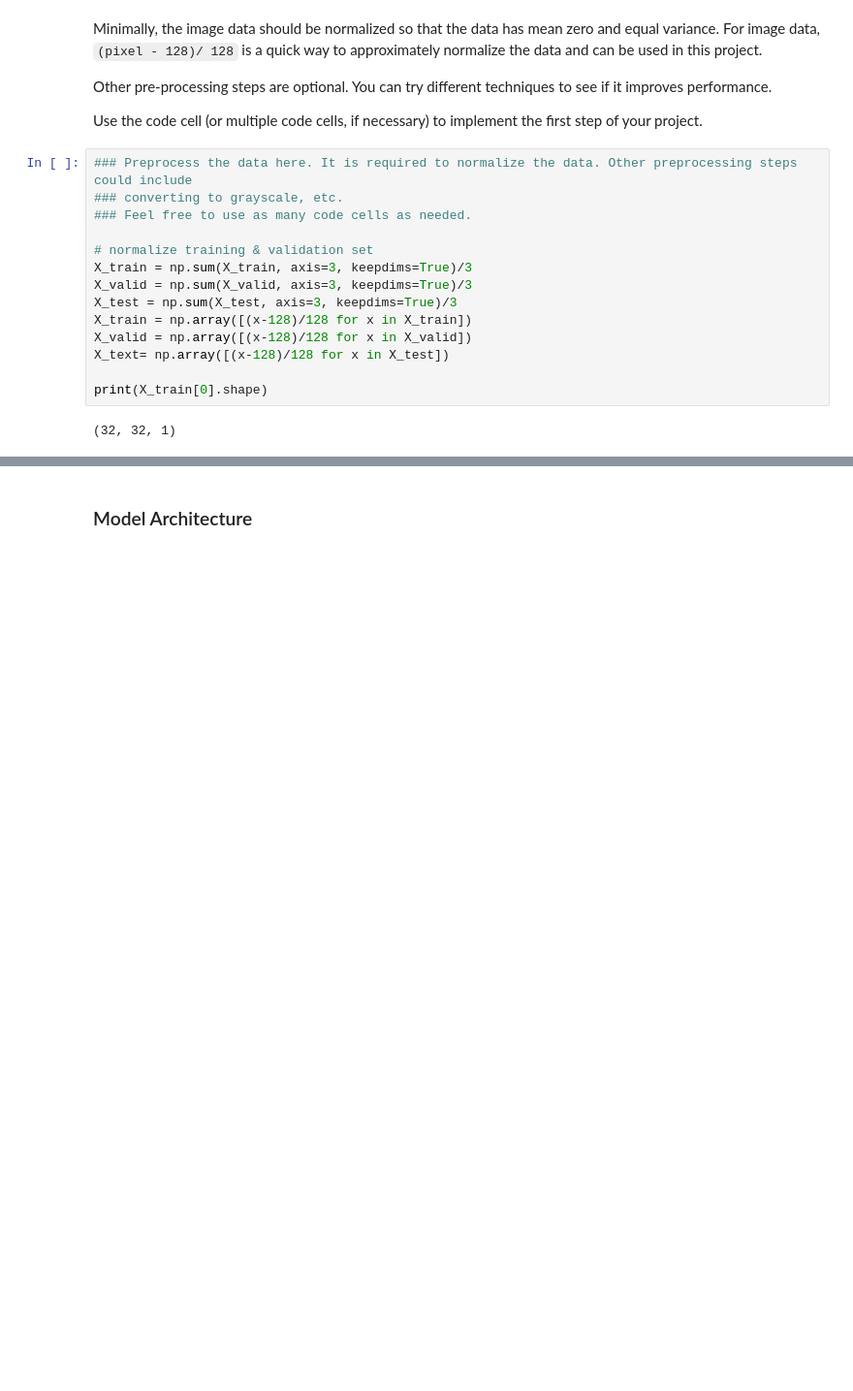
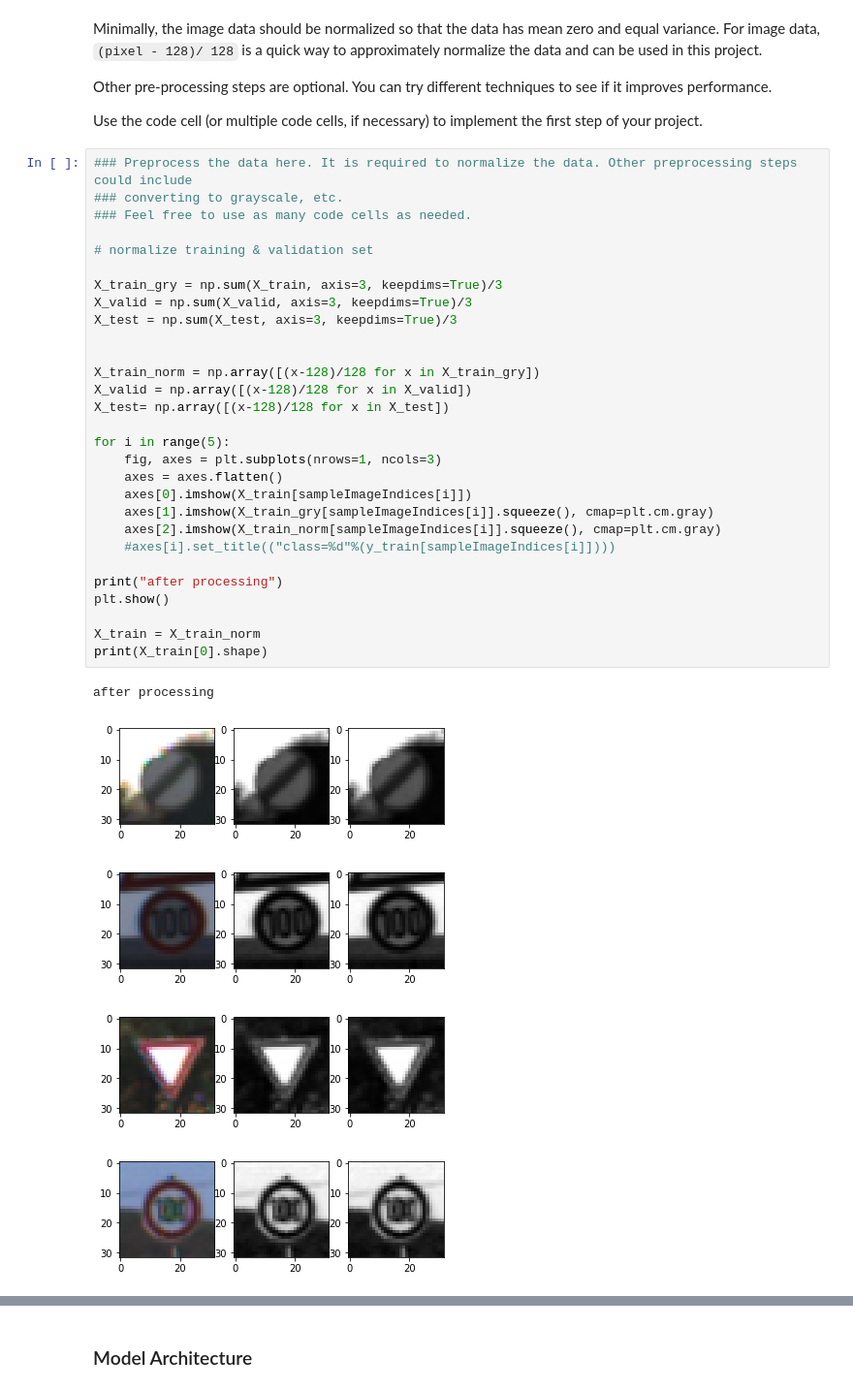
Before and after one commit to nitheeshkl/Udacity_CarND_TrafficSignClassifier, a Jupyter notebook: Traffic_Sign_Classifier.ipynb, the cells around one changed output, grey strips where cells are left out. Shown at 97% size. Drawn from its saved outputs; the diff is of its cells as text; blank space fills up the shorter version.

```diff
--- a/Traffic_Sign_Classifier.ipynb
+++ b/Traffic_Sign_Classifier.ipynb
@@ -147,16 +149,35 @@ Use the code cell (or multiple code cells, if necessary) to implement the first
 # %%
 ### Preprocess the data here. It is required to normalize the data. Other preprocessing steps could include
 ### converting to grayscale, etc.
 ### Feel free to use as many code cells as needed.
 
 # normalize training & validation set
-X_train = np.sum(X_train, axis=3, keepdims=True)/3
+
+X_train_gry = np.sum(X_train, axis=3, keepdims=True)/3
 X_valid = np.sum(X_valid, axis=3, keepdims=True)/3
 X_test = np.sum(X_test, axis=3, keepdims=True)/3
-X_train = np.array([(x-128)/128 for x in X_train])
+
+
+X_train_norm = np.array([(x-128)/128 for x in X_train_gry])
 X_valid = np.array([(x-128)/128 for x in X_valid])
-X_text= np.array([(x-128)/128 for x in X_test])
+X_test= np.array([(x-128)/128 for x in X_test])
 
+for i in range(5):
+    fig, axes = plt.subplots(nrows=1, ncols=3)
+    axes = axes.flatten()
+    axes[0].imshow(X_train[sampleImageIndices[i]])
+    axes[1].imshow(X_train_gry[sampleImageIndices[i]].squeeze(), cmap=plt.cm.gray)
+    axes[2].imshow(X_train_norm[sampleImageIndices[i]].squeeze(), cmap=plt.cm.gray)
+    #axes[i].set_title(("class=%d"%(y_train[sampleImageIndices[i]])))
+
+print("after processing")
+plt.show()
+
+X_train = X_train_norm
 print(X_train[0].shape)
 # %% [output]
-(32, 32, 1)
+after processing
+[figure, added]
+[figure, added]
+[figure, added]
+[figure, added]
```
Also changed, not shown: parts of 10 cells of this notebook, 3 other files.
